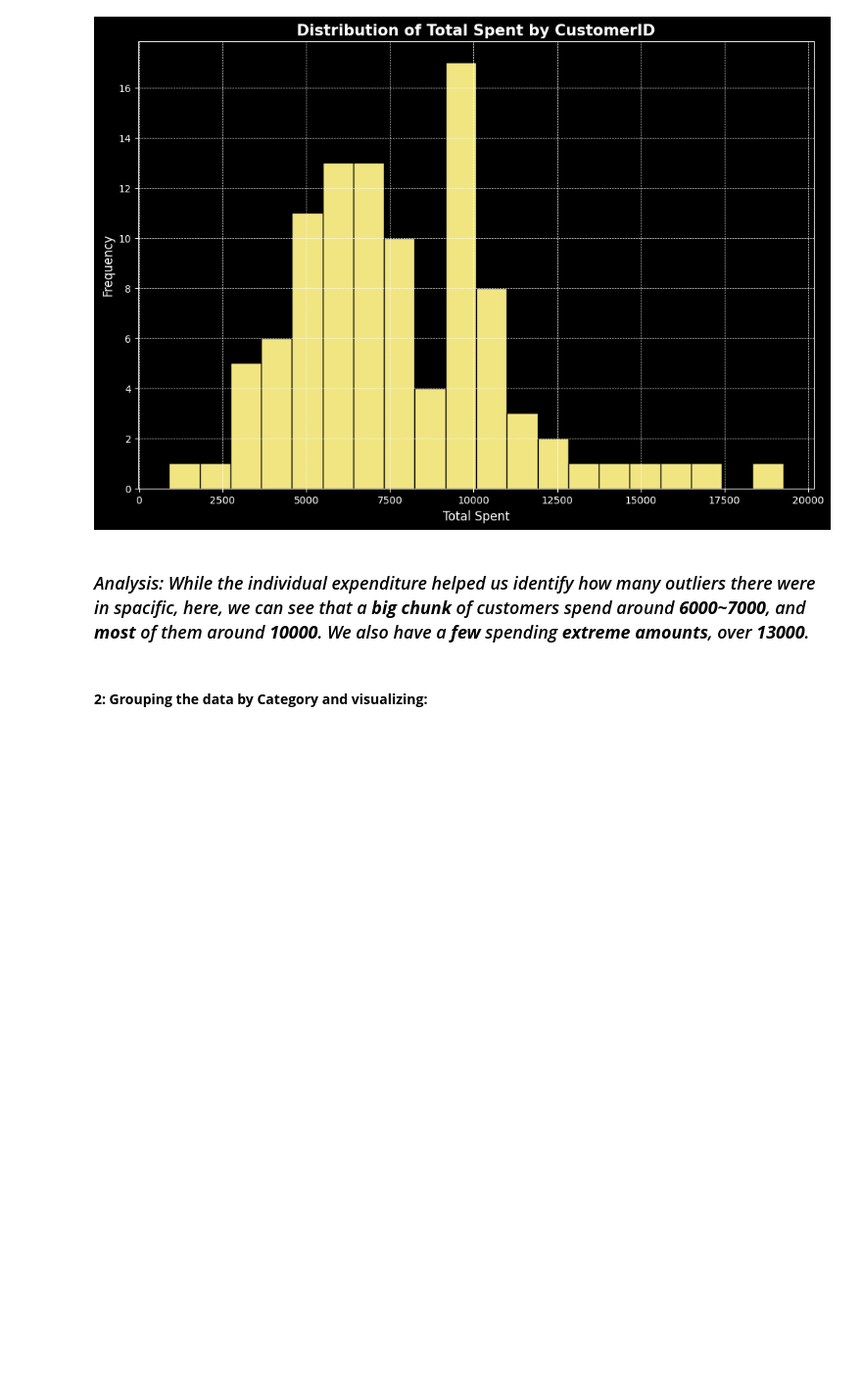
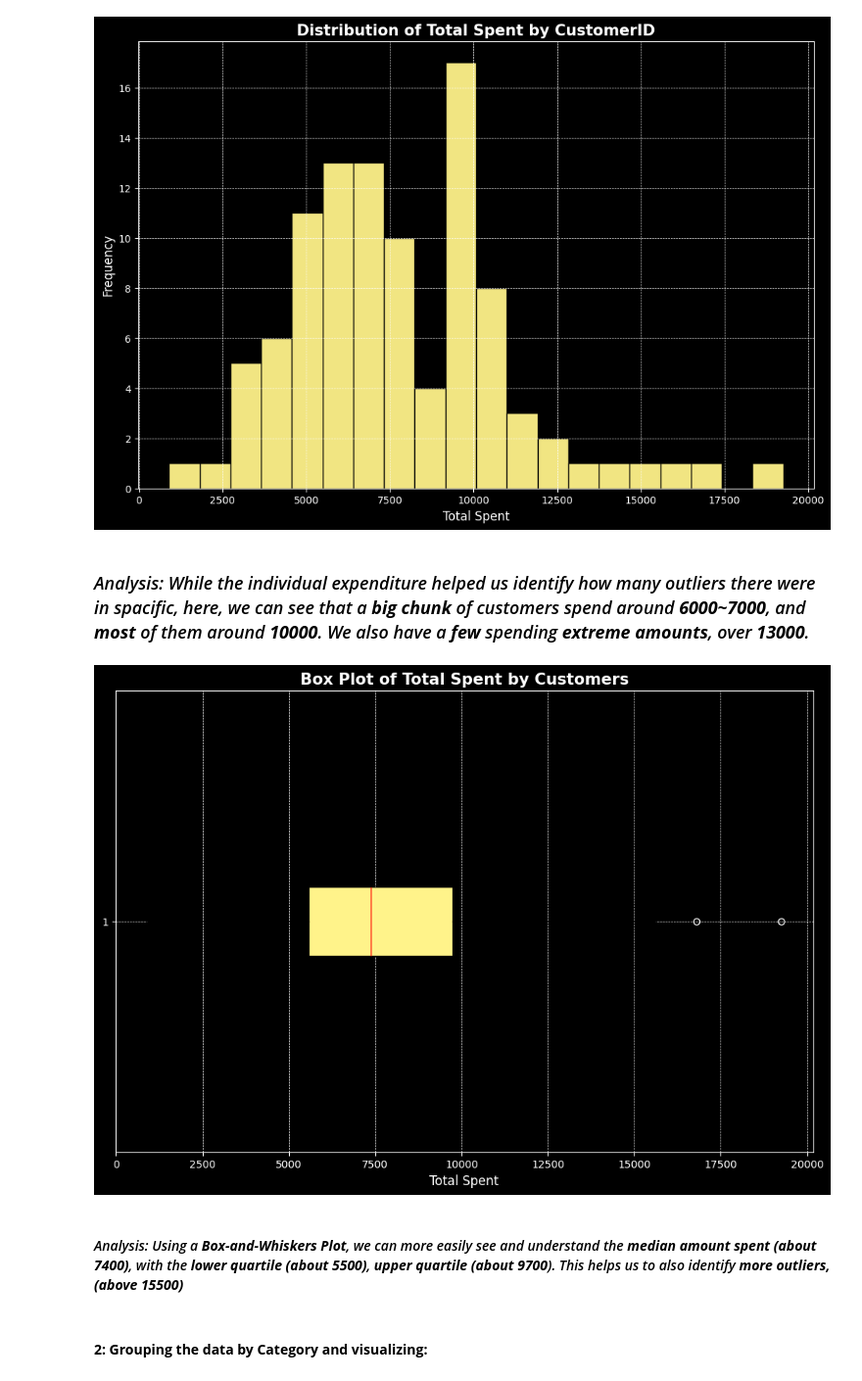
Before and after one commit to rajin-khan/machine-learning-sem10, a Jupyter notebook: assignments/Assignment1.ipynb, the cells around one changed output. Shown: that part at 98% size. Saved outputs shown, nothing was run; the diff lists cells and outputs as text; code cells hidden in the pictures; blank space fills up the shorter version.

Commit message:
Update Assignment with outlier detection visualization

```diff
--- a/assignments/Assignment1.ipynb
+++ b/assignments/Assignment1.ipynb
@@ -366,6 +366,27 @@ plt.show()
 [figure]
 # %% [markdown]
 ### *Analysis: While the individual expenditure helped us identify how many outliers there were in spacific, here, we can see that a **big chunk** of customers spend around **6000~7000**, and **most** of them around **10000**. We also have a **few** spending **extreme amounts**, over **13000**.*
+# %%
+plt.figure(figsize=(12, 8))
+plt.title('Box Plot of Total Spent by Customers', fontsize=15, fontdict={'fontweight': 'bold'})
+
+plt.boxplot(total_spent_per_customer, vert=False, patch_artist=True,
+            boxprops=dict(facecolor='#fff38a', color='black'),
+            whiskerprops=dict(color='black'),
+            capprops=dict(color='black'),
+            medianprops=dict(color='red'))
+
+plt.xlabel('Total Spent', fontsize=12)
+plt.xticks(fontsize=10)
+
+plt.grid(True, which='both', linestyle='--', linewidth=0.5)
+
+plt.savefig('./generated/A1d.png', dpi=500)
+plt.show()
+# %% [output]
+[figure, added]
+# %% [markdown]
+#### *Analysis: Using a **Box-and-Whiskers Plot**, we can more easily see and understand the **median amount spent (about 7400)**, with the **lower quartile (about 5500)**, **upper quartile (about 9700**). This helps us to also identify **more outliers, (above 15500)***
 # %% [markdown]
 #### **2: Grouping the data by Category and visualizing:**
 # %%
```
Also changed, not shown: parts of 3 cells of this notebook, 4 other files.
